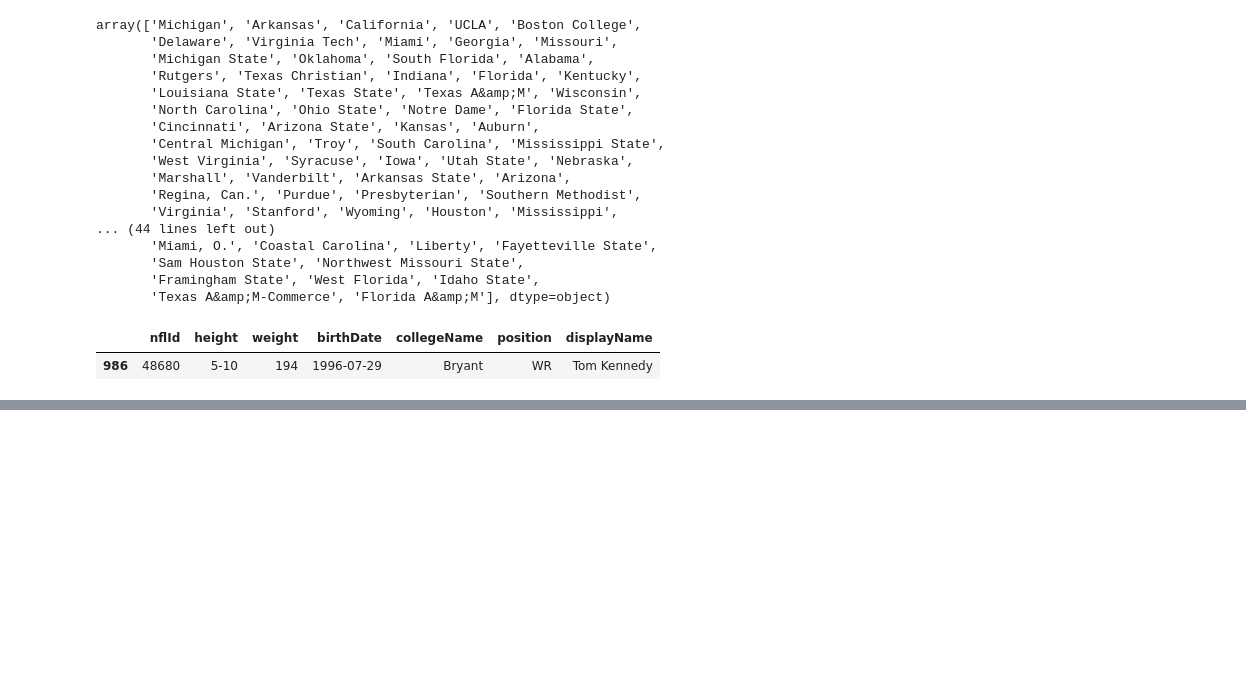
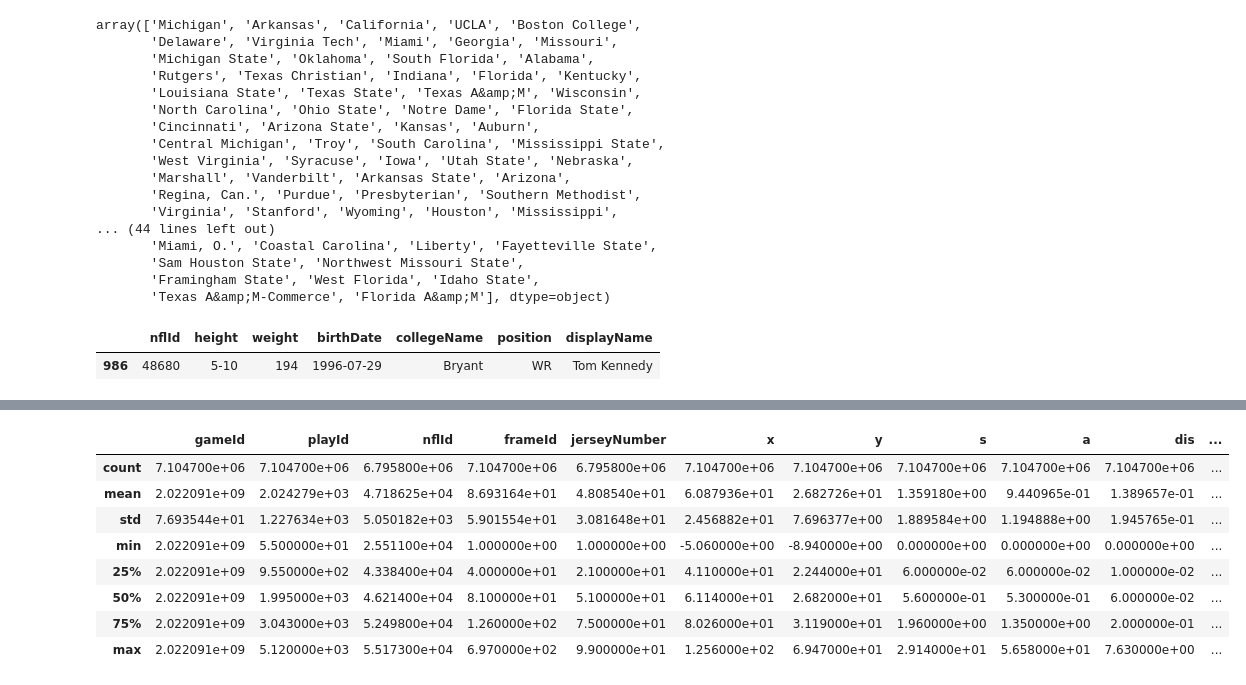
Before and after one commit to kogi31/kaggle, a Jupyter notebook: nfl-big-data-bowl-2025.ipynb, the cells around one changed output, grey strips where cells are left out. Cells and saved outputs as stored; diff of their text form; code cells hidden in the pictures; blank space fills up the shorter version.

```diff
--- a/nfl-big-data-bowl-2025.ipynb
+++ b/nfl-big-data-bowl-2025.ipynb
@@ -539,0 +670,12 @@ college_data['Bryant']
+# %%
+week1.describe()
+# %% [output]
+|  | gameId | playId | nflId | frameId | jerseyNumber | x | y | s | a | dis | ... |
+| count | 7.104700e+06 | 7.104700e+06 | 6.795800e+06 | 7.104700e+06 | 6.795800e+06 | 7.104700e+06 | 7.104700e+06 | 7.104700e+06 | 7.104700e+06 | 7.104700e+06 | ... |
+| mean | 2.022091e+09 | 2.024279e+03 | 4.718625e+04 | 8.693164e+01 | 4.808540e+01 | 6.087936e+01 | 2.682726e+01 | 1.359180e+00 | 9.440965e-01 | 1.389657e-01 | ... |
+| std | 7.693544e+01 | 1.227634e+03 | 5.050182e+03 | 5.901554e+01 | 3.081648e+01 | 2.456882e+01 | 7.696377e+00 | 1.889584e+00 | 1.194888e+00 | 1.945765e-01 | ... |
+| min | 2.022091e+09 | 5.500000e+01 | 2.551100e+04 | 1.000000e+00 | 1.000000e+00 | -5.060000e+00 | -8.940000e+00 | 0.000000e+00 | 0.000000e+00 | 0.000000e+00 | ... |
+| 25% | 2.022091e+09 | 9.550000e+02 | 4.338400e+04 | 4.000000e+01 | 2.100000e+01 | 4.110000e+01 | 2.244000e+01 | 6.000000e-02 | 6.000000e-02 | 1.000000e-02 | ... |
+| 50% | 2.022091e+09 | 1.995000e+03 | 4.621400e+04 | 8.100000e+01 | 5.100000e+01 | 6.114000e+01 | 2.682000e+01 | 5.600000e-01 | 5.300000e-01 | 6.000000e-02 | ... |
+| 75% | 2.022091e+09 | 3.043000e+03 | 5.249800e+04 | 1.260000e+02 | 7.500000e+01 | 8.026000e+01 | 3.119000e+01 | 1.960000e+00 | 1.350000e+00 | 2.000000e-01 | ... |
+| max | 2.022091e+09 | 5.120000e+03 | 5.517300e+04 | 6.970000e+02 | 9.900000e+01 | 1.256000e+02 | 6.947000e+01 | 2.914000e+01 | 5.658000e+01 | 7.630000e+00 | ... |
```
Also changed, not shown: parts of 13 cells of this notebook.
